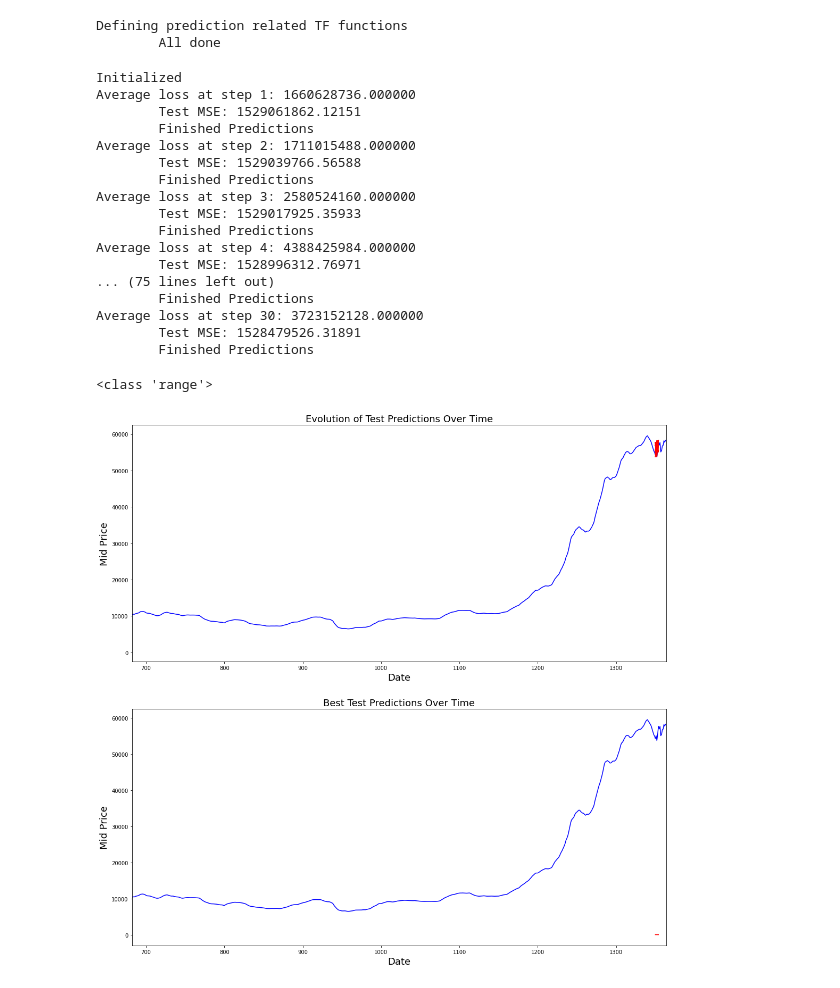
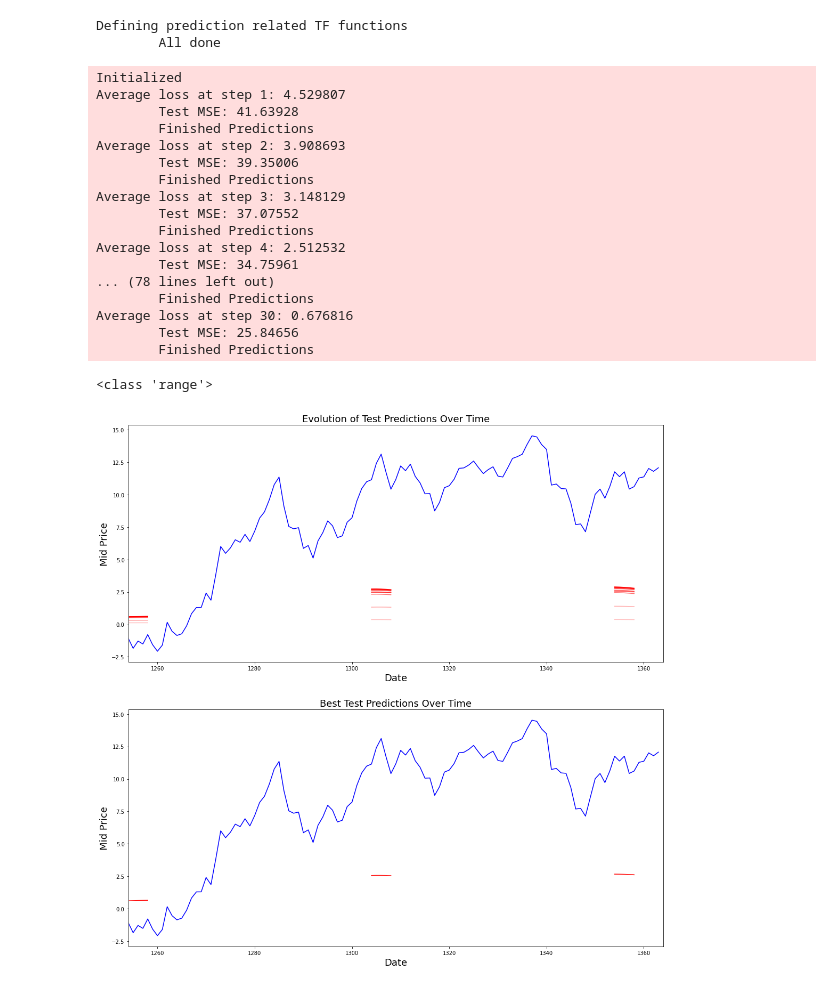
Before and after one commit to Cosby1992/BigProject, a Jupyter notebook: pre_processing/BitCoin_Mo_predicter.ipynb, the cells around one changed output. Saved outputs shown, nothing was run; the diff lists cells and outputs as text; code cells hidden in the pictures.

```diff
--- a/pre_processing/BitCoin_Mo_predicter.ipynb
+++ b/pre_processing/BitCoin_Mo_predicter.ipynb
@@ -110,5 +98,5 @@ train_data.shape, test_data.shape
 # %%
-smoothing_window_size = train_test_split_index//10
+smoothing_window_size = train_test_split_index//12
 smoothing_window_size = int(smoothing_window_size)
 type(smoothing_window_size)
 print(train_test_split_index, smoothing_window_size)
@@ -117,12 +105,10 @@ print(train_test_split_index, smoothing_window_size)
 # %%
 # Train the Scaler with training data and smooth data
 
-for di in range(0,train_test_split_index,smoothing_window_size):
+for di in range(0,train_test_split_index-67,smoothing_window_size):
    scaler.fit(train_data[di:di+smoothing_window_size,:])
    train_data[di:di+smoothing_window_size,:] = scaler.transform(train_data[di:di+smoothing_window_size,:])
 
 # You normalize the last bit of remaining data
-
-print(di+smoothing_window_size,train_data[di:di+smoothing_window_size,:])
 scaler.fit(train_data[di+smoothing_window_size:,:])
 train_data[di+smoothing_window_size:,:] = scaler.transform(train_data[di+smoothing_window_size:,:])
@@ -151,7 +118,6 @@ train_data = train_data.reshape(-1)
 
 # Normalize test data
 test_data = scaler.transform(test_data).reshape(-1)
-train_data = scaler.transform(train_data)
 # %%
 # Now perform exponential moving average smoothing
 # So the data will have a smoother curve than the original ragged data
@@ -468,7 +453,7 @@ data_gen = DataGeneratorSeq(train_data,batch_size,num_unrollings)
 x_axis_seq = []
 
 # Points you start your test predictions from
-test_points_seq = np.arange(1350,1364,50).tolist()
+test_points_seq = np.arange(1254,1364,50).tolist()
 
 for ep in range(epochs):
 
@@ -573,24 +558,24 @@ for ep in range(epochs):
       print('\tFinished Predictions')
 # %% [output]
 Initialized
-Average loss at step 1: 1660628736.000000
-        Test MSE: 1529061862.12151
+Average loss at step 1: 4.529807
+        Test MSE: 41.63928
         Finished Predictions
-Average loss at step 2: 1711015488.000000
-        Test MSE: 1529039766.56588
+Average loss at step 2: 3.908693
+        Test MSE: 39.35006
         Finished Predictions
-Average loss at step 3: 2580524160.000000
-        Test MSE: 1529017925.35933
+Average loss at step 3: 3.148129
+        Test MSE: 37.07552
         Finished Predictions
-Average loss at step 4: 4388425984.000000
-        Test MSE: 1528996312.76971
-... (75 lines left out)
+Average loss at step 4: 2.512532
+        Test MSE: 34.75961
+... (78 lines left out)
         Finished Predictions
-Average loss at step 30: 3723152128.000000
-        Test MSE: 1528479526.31891
+Average loss at step 30: 0.676816
+        Test MSE: 25.84656
         Finished Predictions
 # %%
-best_prediction_epoch = 29 # replace this with the epoch that you got the best results when running the plotting code
+best_prediction_epoch = 8 # replace this with the epoch that you got the best results when running the plotting code
 
 plt.figure(figsize = (18,18))
 plt.subplot(2,1,1)
@@ -600,35 +585,35 @@ print(type(range(df.shape[0])))
 # Plotting how the predictions change over time
 # Plot older predictions with low alpha and newer predictions with high alpha
 start_alpha = 0.25
 alpha  = np.arange(start_alpha,1.1,(1.0-start_alpha)/len(predictions_over_time[::3]))
 for p_i,p in enumerate(predictions_over_time[::3]):
     #print(p_i)
     for xval,yval in zip(x_axis_seq,p):
         #print(xval,np.array(predictions_over_time[p_i]))
-        plt.plot(xval,np.array(all_mid_data[1350+p_i:1350+p_i+5]+yval),color='r',alpha=alpha[p_i])
-
+        plt.plot(xval,yval,color='r',alpha=alpha[p_i])
+      #all_mid_data[1254+p_i:1254+p_i+5]+yval
 
 plt.title('Evolution of Test Predictions Over Time',fontsize=18)
 plt.xlabel('Date',fontsize=18)
 plt.ylabel('Mid Price',fontsize=18)
-plt.xlim(682,1364)
+plt.xlim(1254,1364)
 
 plt.subplot(2,1,2)
 
 
 # Predicting the best test prediction you got
 plt.plot(range(df.shape[0]),all_mid_data,color='b')
 for xval,yval in zip(x_axis_seq,predictions_over_time[best_prediction_epoch]):
     #print(xval,yval)
     plt.plot(xval,yval,color='r')
 
 plt.title('Best Test Predictions Over Time',fontsize=18)
 plt.xlabel('Date',fontsize=18)
 
 
 plt.ylabel('Mid Price',fontsize=18)
-plt.xlim(682,1364)
+plt.xlim(1254,1364)
 plt.show()
 # %% [output]
 <class 'range'>
-[figure, old version]
+[figure, new version]
```
Also changed, not shown: parts of 21 cells of this notebook.
